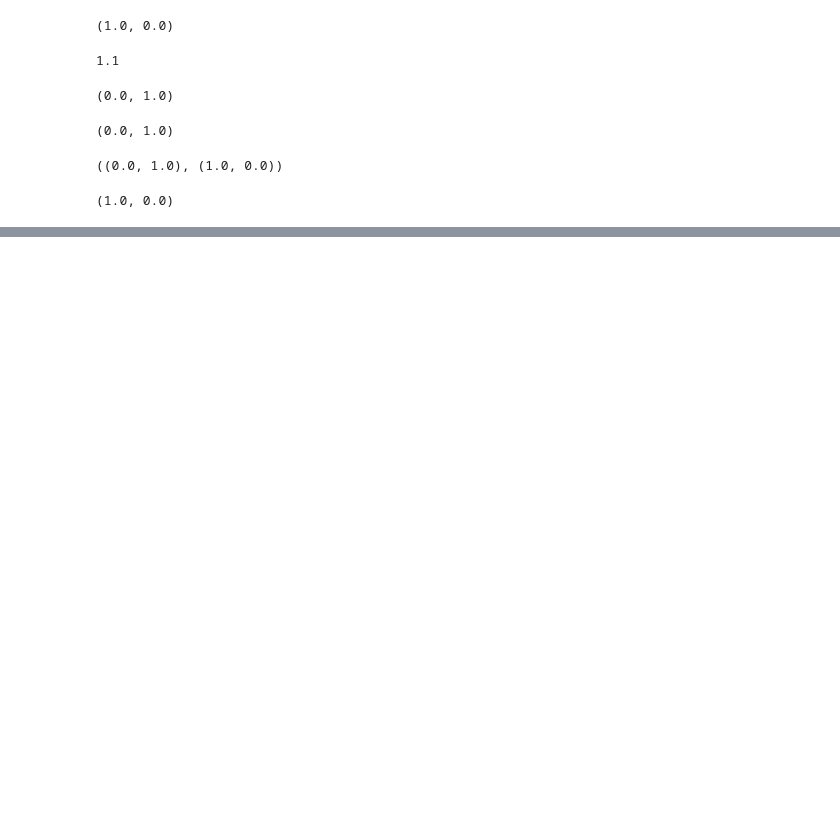
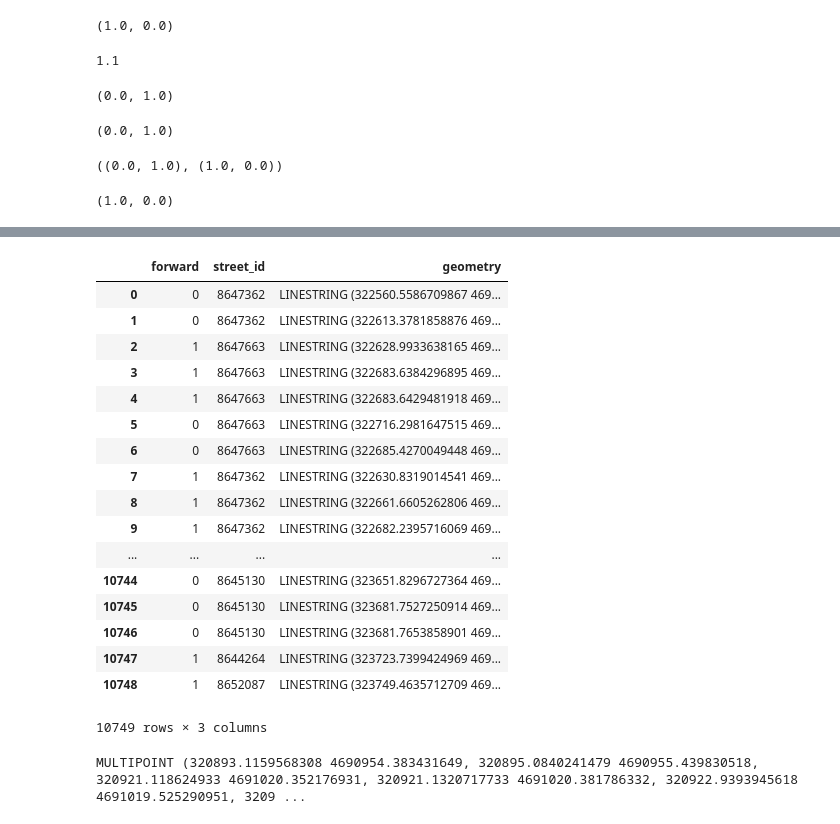
Before and after one commit to saltzadam/WheelWay, a Jupyter notebook: jupyter/brighton/scratch.ipynb, the cells around one changed output, grey strips where cells are left out. Saved outputs shown, nothing was run; the diff lists cells and outputs as text; code cells hidden in the pictures; blank space fills up the shorter version.

```diff
--- a/jupyter/brighton/scratch.ipynb
+++ b/jupyter/brighton/scratch.ipynb
@@ -77,0 +249,2 @@ us_cities
+# %%
+streets = explode_geometry(streets)
@@ -77,0 +253,2 @@ us_cities
+# %%
+sidewalks = sidewalkify.draw.draw_sidewalks(sidewalkify.graph.graph_workflow(streets), crs = "EPSG:26919")
@@ -77,0 +270,31 @@ us_cities
+# %%
+def ls_to_mls(linestring):
+    linelist = linestring.coords
+    pairlist = list(zip(linelist, linelist[1:]))
+    return shapely.geometry.MultiLineString(pairlist)
+# %%
+sidewalks['geometry'] = sidewalks.geometry.map(ls_to_mls)
+sidewalks = sidewalks.explode().reset_index(drop=True)
+# %%
+
+
+sidewalks
+# %% [output]
+|  | forward | street_id | geometry |
+| 0 | 0 | 8647362 | LINESTRING (322560.5586709867 469... |
+| 1 | 0 | 8647362 | LINESTRING (322613.3781858876 469... |
+| 2 | 1 | 8647663 | LINESTRING (322628.9933638165 469... |
+| 3 | 1 | 8647663 | LINESTRING (322683.6384296895 469... |
+| 4 | 1 | 8647663 | LINESTRING (322683.6429481918 469... |
+| 5 | 0 | 8647663 | LINESTRING (322716.2981647515 469... |
+| 6 | 0 | 8647663 | LINESTRING (322685.4270049448 469... |
+| 7 | 1 | 8647362 | LINESTRING (322630.8319014541 469... |
+| 8 | 1 | 8647362 | LINESTRING (322661.6605262806 469... |
+| 9 | 1 | 8647362 | LINESTRING (322682.2395716069 469... |
+| ... | ... | ... | ... |
+| 10744 | 0 | 8645130 | LINESTRING (323651.8296727364 469... |
+| 10745 | 0 | 8645130 | LINESTRING (323681.7527250914 469... |
+| 10746 | 0 | 8645130 | LINESTRING (323681.7653858901 469... |
+| 10747 | 1 | 8644264 | LINESTRING (323723.7399424969 469... |
+| 10748 | 1 | 8652087 | LINESTRING (323749.4635712709 469... |
+10749 rows × 3 columns
@@ -77,0 +310,4 @@ us_cities
+# %%
+print(all_points)
+# %% [output]
+MULTIPOINT (320893.1159568308 4690954.383431649, 320895.0840241479 4690955.439830518, 320921.118624933 4691020.352176931, 320921.1320717733 4691020.381786332, 320922.9393945618 4691019.525290951, 3209 ...
```
Also changed, not shown: parts of 54 cells of this notebook, 15 other files.
